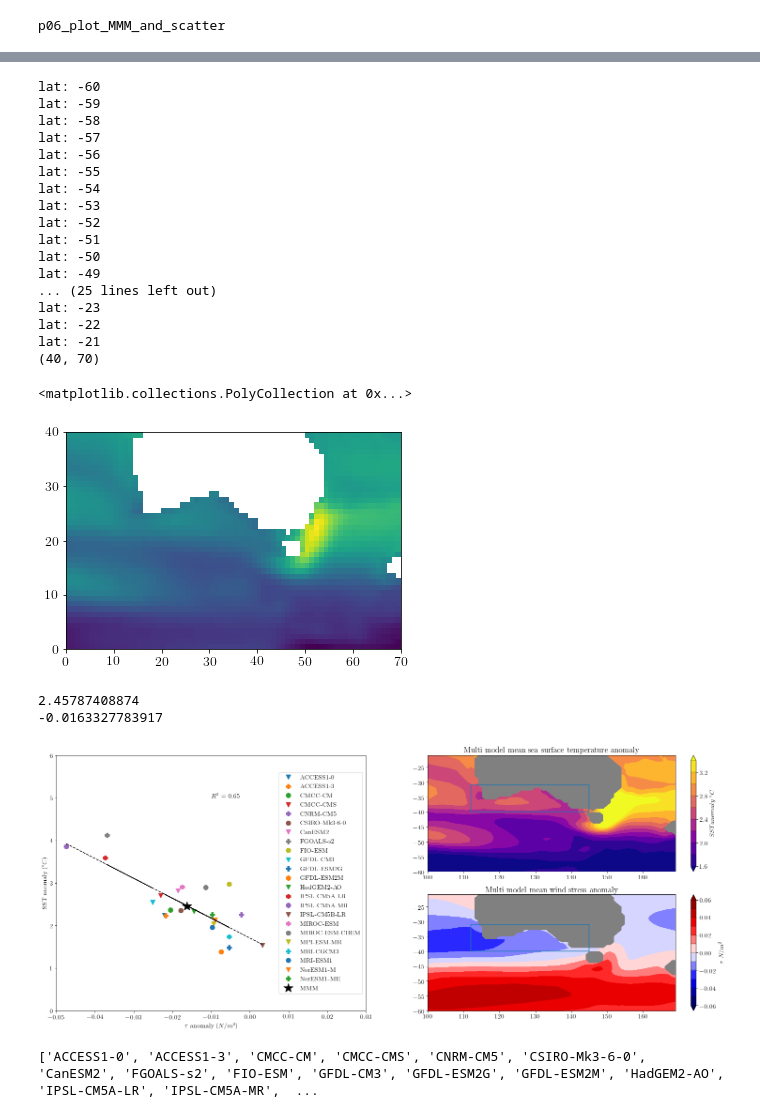
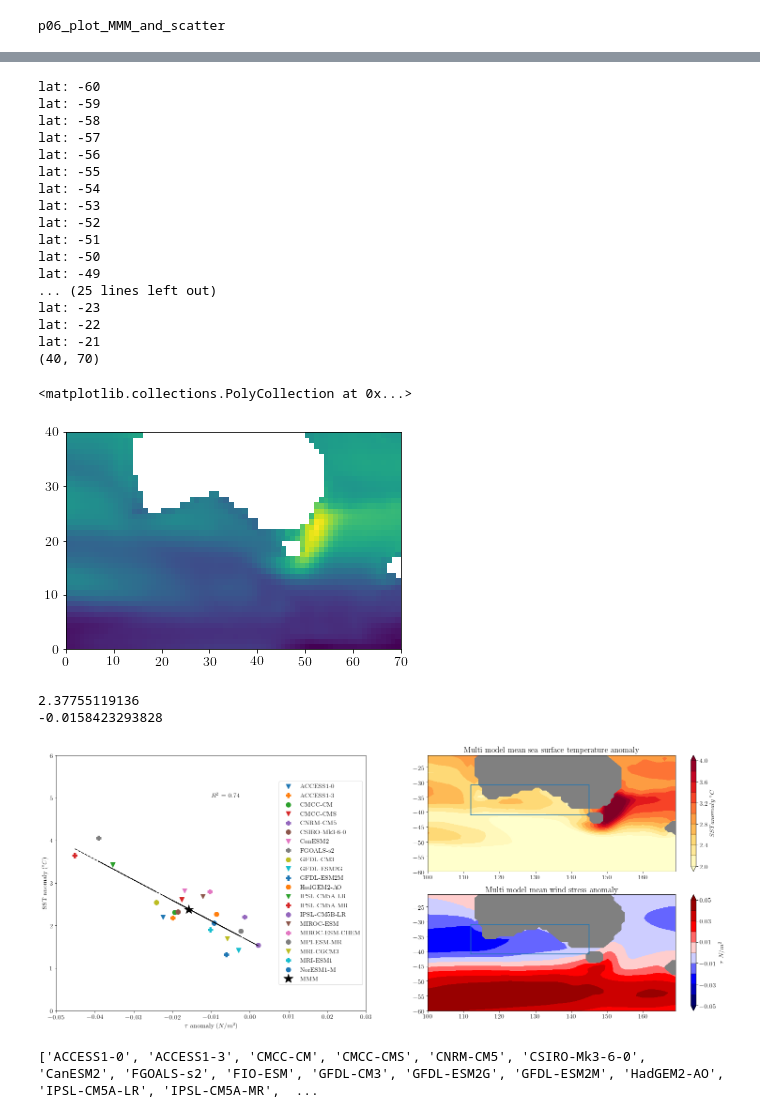
Before and after one commit to ERDuran/CMIP5, a Jupyter notebook: p06_plot_MMM_and_scatter.ipynb, the cells around one changed output, grey strips where cells are left out. Saved outputs shown, nothing was run; the diff lists cells and outputs as text; code cells hidden in the pictures.

```diff
--- a/p06_plot_MMM_and_scatter.ipynb
+++ b/p06_plot_MMM_and_scatter.ipynb
@@ -283,31 +284,31 @@ CMCC-CM
 # Criteria for MMM:
 good_tol = 12
 
-tos_anom_MMM = np.empty([40,70])
+thetao_anom_MMM = np.empty([40,70])
 tauuo_anom_MMM = np.empty([40,70])
 for y_idx,y in enumerate(lat_unique):
     print('lat: ' + str(y))
 
     for x_idx, x in enumerate(lon_unique):
-        tos_unique_now = tos_anom_unique[y_idx][x_idx]
+        thetao_unique_now = thetao_anom_unique[y_idx][x_idx]
         tauuo_unique_now = tauuo_anom_unique[y_idx][x_idx]
-        #print(tos_unique_now)
-        #print(np.shape(tos_unique_now))
-        tos_idx = np.argwhere(np.isnan(tos_unique_now))
+        #print(thetao_unique_now)
+        #print(np.shape(thetao_unique_now))
+        thetao_idx = np.argwhere(np.isnan(thetao_unique_now))
         tauuo_idx = np.argwhere(np.isnan(tauuo_unique_now))
         #print(idx)
         #print(len(idx))
-        if len(tos_idx) <= good_tol:
-            tos_anom_MMM[y_idx, x_idx] = np.nanmean(tos_unique_now)
+        if len(thetao_idx) <= good_tol:
+            thetao_anom_MMM[y_idx, x_idx] = np.nanmean(thetao_unique_now)
         else:
-            tos_anom_MMM[y_idx, x_idx] = np.mean(tos_unique_now)
+            thetao_anom_MMM[y_idx, x_idx] = np.mean(thetao_unique_now)
         if len(tauuo_idx) <= good_tol:
             tauuo_anom_MMM[y_idx, x_idx] = np.nanmean(tauuo_unique_now)
         else:
             tauuo_anom_MMM[y_idx, x_idx] = np.mean(tauuo_unique_now)
 
-print(np.shape(tos_anom_MMM))
-plt.pcolor(tos_anom_MMM)
+print(np.shape(thetao_anom_MMM))
+plt.pcolor(thetao_anom_MMM)
 # %% [output]
 lat: -60
 lat: -59
@@ -327,7 +328,7 @@ lat: -22
 lat: -21
 (40, 70)
 <matplotlib.collections.PolyCollection at 0x...>
-[figure, old version]
+[figure, new version]
 # %%
 matplotlib.rcParams.update({'font.size': 14})
 row = 2
@@ -350,13 +351,13 @@ lat_warmS_idx = find_nearest_index(lat_unique, lat_warmS)
 lon_warmW_idx = find_nearest_index(lon_unique, lon_warmW)
 lon_warmE_idx = find_nearest_index(lon_unique, lon_warmE)
 
-tos_anom_MMM_mean = np.nanmean(
-    tos_anom_MMM[lat_warmS_idx:lat_warmN_idx,lon_warmW_idx:lon_warmE_idx])
-print(tos_anom_MMM_mean)
+thetao_anom_MMM_mean = np.nanmean(
+    thetao_anom_MMM[lat_warmS_idx:lat_warmN_idx,lon_warmW_idx:lon_warmE_idx])
+print(thetao_anom_MMM_mean)
 tauuo_anom_MMM_mean = np.nanmean(
     tauuo_anom_MMM[lat_warmS_idx:lat_warmN_idx,lon_warmW_idx:lon_warmE_idx])
 print(tauuo_anom_MMM_mean)
-plt.plot(tauuo_anom_MMM_mean, tos_anom_MMM_mean ,
+plt.plot(tauuo_anom_MMM_mean, thetao_anom_MMM_mean ,
          marker = '*', markersize=20 ,linestyle='', color='k')
 
 plot_list_legend = plot_list[:]
@@ -377,48 +378,48 @@ plt.xlim([-0.05, 0.03])
 plt.ylim([0, 6])
 
 ax = plt.subplot2grid((row, col), (0, 1))
-cmap = plt.get_cmap('plasma')
+cmap = plt.get_cmap('YlOrRd')
 step = 0.2
-contf_lvls = np.arange(1.6,3.4+1e-08,step)
+contf_lvls = np.arange(2,4+1e-08,step)
 ax.set_facecolor('grey')
-contf = plt.contourf(lon_unique, lat_unique, tos_anom_MMM,
+contf = plt.contourf(lon_unique, lat_unique, thetao_anom_MMM,
                      contf_lvls, cmap=cmap, extend='both')
 plot = plt.plot(
     [lon_warmW,lon_warmE,lon_warmE,lon_warmW,lon_warmW],
     [lat_warmS,lat_warmS,lat_warmN,lat_warmN,lat_warmS])
 ax.set_title('Multi model mean sea surface temperature anomaly')
 cbar = plt.colorbar(contf, orientation='vertical', drawedges=True)
 cbar.set_label(r'$SST anomaly$ $^{\circ}C$')
 cbar.set_ticks(contf_lvls[np.arange(0,np.size(contf_lvls),2)])
 
 ax = plt.subplot2grid((row, col), (1, 1))
 cmap = plt.get_cmap('seismic')
 step = 0.01
-contf_lvls = np.arange(-0.06,0.06+1e-08,step)
+contf_lvls = np.arange(-0.05,0.05+1e-08,step)
 ax.set_facecolor('grey')
 contf = plt.contourf(lon_unique, lat_unique, tauuo_anom_MMM,
                      contf_lvls, cmap=cmap, extend='both')
 plot = plt.plot(
     [lon_warmW,lon_warmE,lon_warmE,lon_warmW,lon_warmW],
     [lat_warmS,lat_warmS,lat_warmN,lat_warmN,lat_warmS])
 ax.set_title('Multi model mean wind stress anomaly')
 cbar = plt.colorbar(contf, orientation='vertical', drawedges=True)
 cbar.set_label(r'$\tau$ $N/m^{2}$')
 cbar.set_ticks(contf_lvls[np.arange(0,np.size(contf_lvls),2)])
 
 
 output_ls = os.listdir(figures_path)
 if not script_name:
     script_name = 'test'
 elif script_name not in output_ls:
     os.mkdir(figures_path + '/' + script_name)
 
 plt.savefig(figures_path + '/' + script_name + '/' + script_name[0:3] \
             + '_fig1_' + '.png', bbox_inches='tight', dpi=200)
 # %% [output]
-2.45787408874
--0.0163327783917
+2.37755119136
+-0.0158423293828
-[figure, old version]
+[figure, new version]
 # %%
 print(plot_list)
 # %% [output]
```
Also changed, not shown: parts of 5 cells of this notebook, 24 other files.
